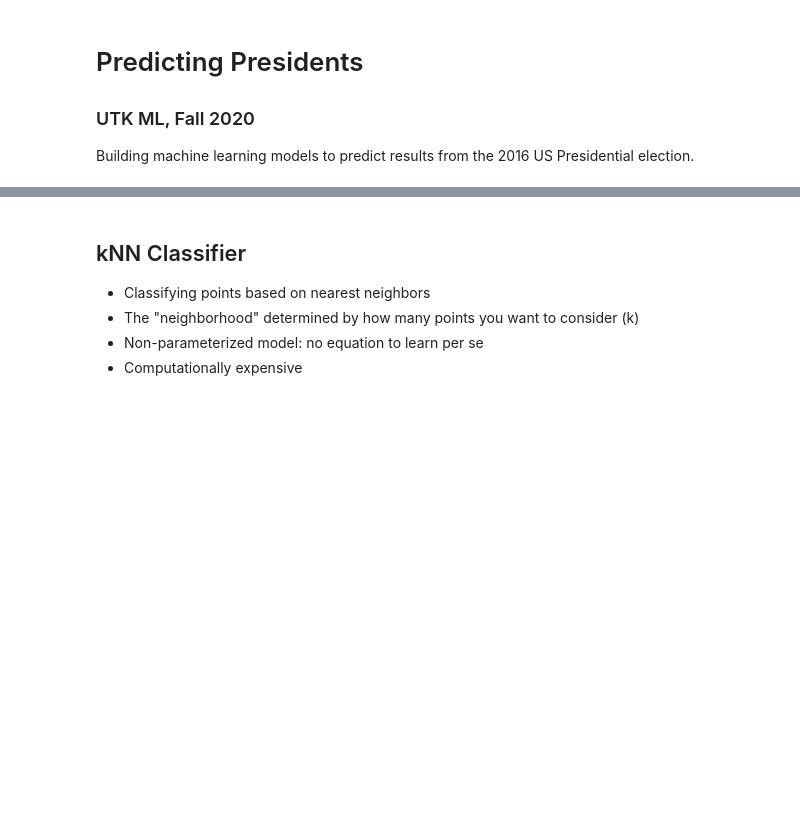
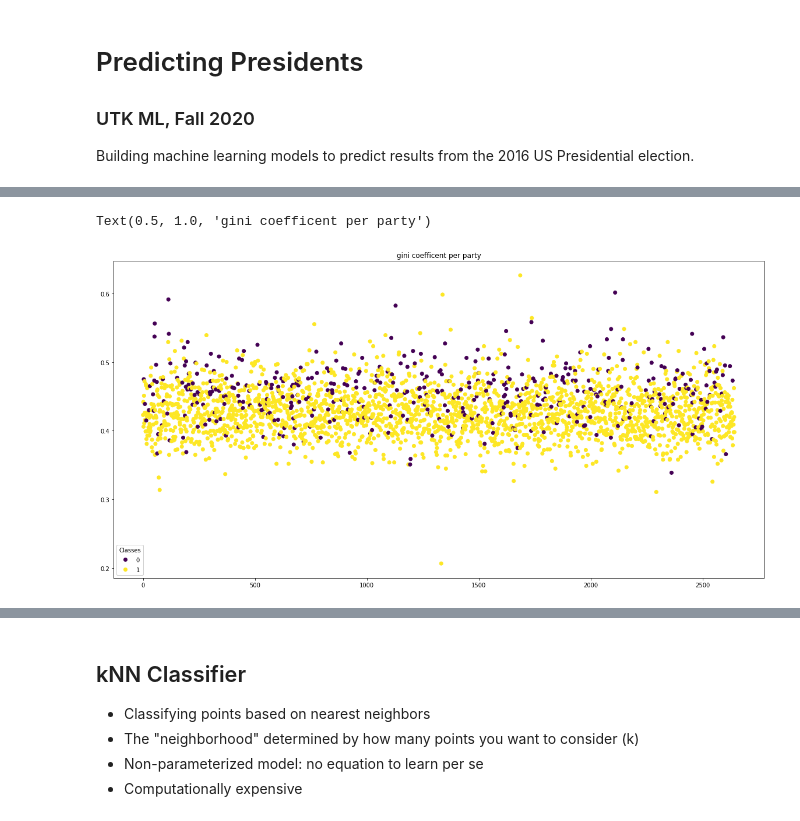
Before and after one commit to owencqueen/utkML_projects, a Jupyter notebook: Predicting_Elections/testing_models.ipynb, the cells around one changed output, grey strips where cells are left out. Drawn from its saved outputs; the diff is of its cells as text; code cells hidden in the pictures; blank space fills up the shorter version.

```diff
--- a/Predicting_Elections/testing_models.ipynb
+++ b/Predicting_Elections/testing_models.ipynb
@@ -11,0 +115,11 @@ from sklearn.ensemble import RandomForestClassifier
+# %%
+fig, ax = plt.subplots()
+
+scatter = ax.scatter(train['id'], train['Gini.Coefficient'],c=train['Winner'])
+legend1 = ax.legend(*scatter.legend_elements(),
+                    loc="lower left", title="Classes")
+ax.add_artist(legend1)
+plt.title('gini coefficent per party')
+# %% [output]
+Text(0.5, 1.0, 'gini coefficent per party')
+[figure, added]
```
Also changed, not shown: parts of 22 cells of this notebook.
